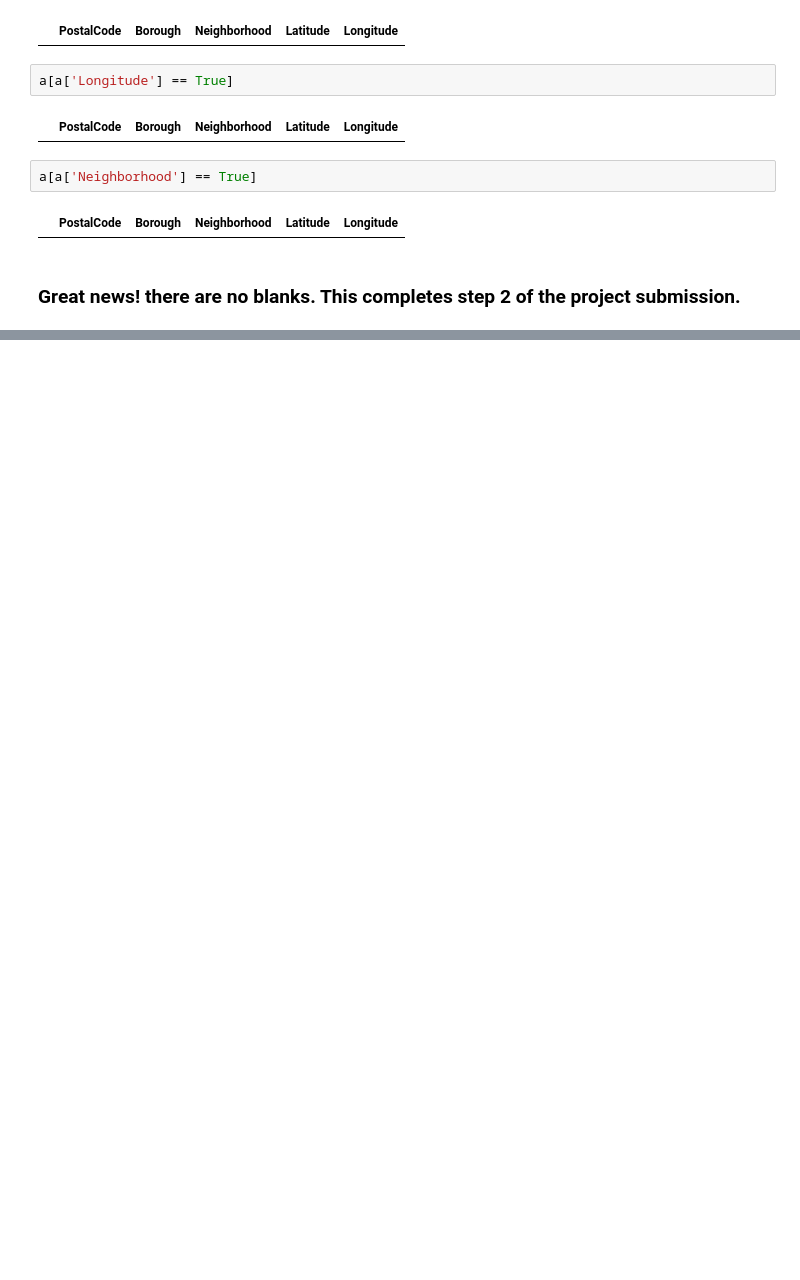
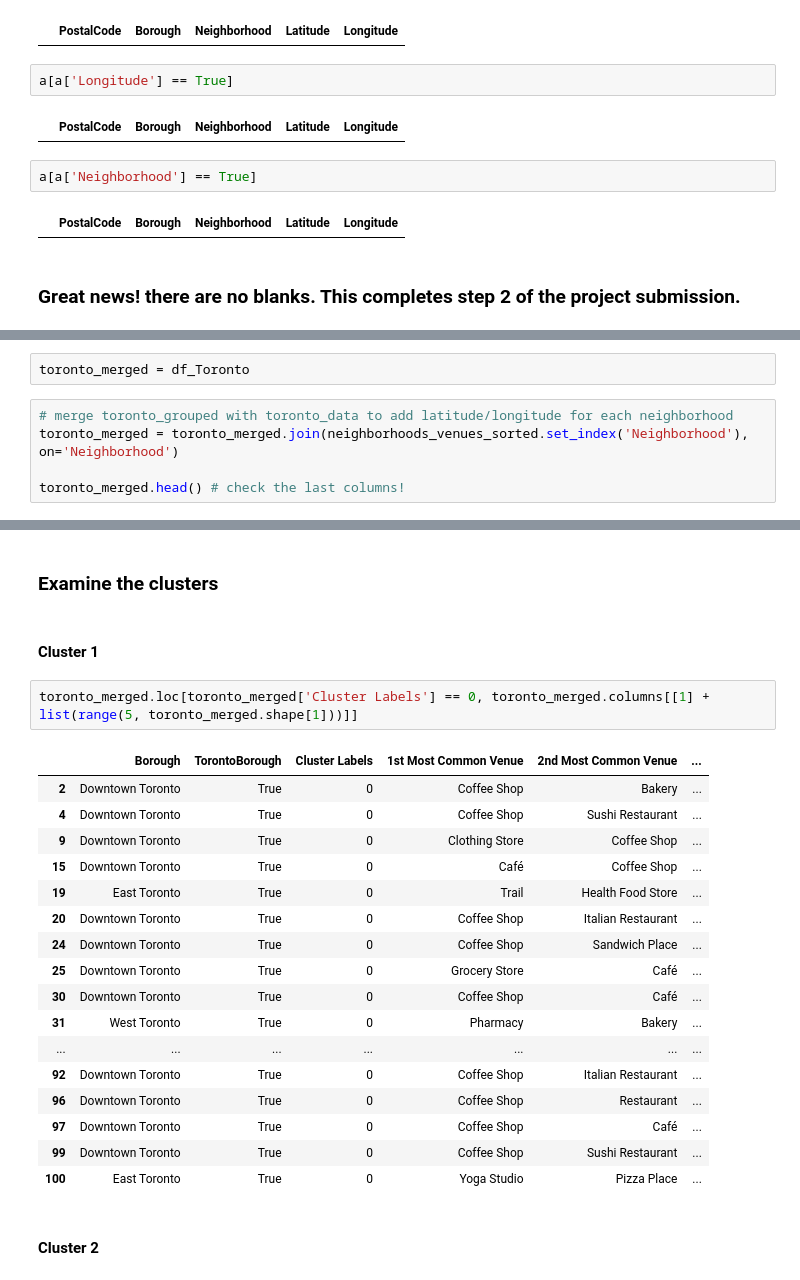
Before and after one commit to eusebiocastaneda/Coursera_Capstone, a Jupyter notebook: Toronto-Neighborhood-Clustering.ipynb, the cells around one changed output, grey strips where cells are left out. Cells and saved outputs as stored; diff of their text form; blank space fills up the shorter version.

```diff
--- a/Toronto-Neighborhood-Clustering.ipynb
+++ b/Toronto-Neighborhood-Clustering.ipynb
@@ -232,0 +761,7 @@ a[a['Neighborhood'] == True]
+# %%
+toronto_merged = df_Toronto
+# %%
+# merge toronto_grouped with toronto_data to add latitude/longitude for each neighborhood
+toronto_merged = toronto_merged.join(neighborhoods_venues_sorted.set_index('Neighborhood'), on='Neighborhood')
+
+toronto_merged.head() # check the last columns!
@@ -232,0 +803,26 @@ a[a['Neighborhood'] == True]
+# %% [markdown]
+### Examine the clusters
+# %% [markdown]
+#### Cluster 1
+# %%
+toronto_merged.loc[toronto_merged['Cluster Labels'] == 0, toronto_merged.columns[[1] + list(range(5, toronto_merged.shape[1]))]]
+# %% [output]
+|  | Borough | TorontoBorough | Cluster Labels | 1st Most Common Venue | 2nd Most Common Venue | ... |
+| 2 | Downtown Toronto | True | 0 | Coffee Shop | Bakery | ... |
+| 4 | Downtown Toronto | True | 0 | Coffee Shop | Sushi Restaurant | ... |
+| 9 | Downtown Toronto | True | 0 | Clothing Store | Coffee Shop | ... |
+| 15 | Downtown Toronto | True | 0 | Café | Coffee Shop | ... |
+| 19 | East Toronto | True | 0 | Trail | Health Food Store | ... |
+| 20 | Downtown Toronto | True | 0 | Coffee Shop | Italian Restaurant | ... |
+| 24 | Downtown Toronto | True | 0 | Coffee Shop | Sandwich Place | ... |
+| 25 | Downtown Toronto | True | 0 | Grocery Store | Café | ... |
+| 30 | Downtown Toronto | True | 0 | Coffee Shop | Café | ... |
+| 31 | West Toronto | True | 0 | Pharmacy | Bakery | ... |
+| ... | ... | ... | ... | ... | ... | ... |
+| 92 | Downtown Toronto | True | 0 | Coffee Shop | Italian Restaurant | ... |
+| 96 | Downtown Toronto | True | 0 | Coffee Shop | Restaurant | ... |
+| 97 | Downtown Toronto | True | 0 | Coffee Shop | Café | ... |
+| 99 | Downtown Toronto | True | 0 | Coffee Shop | Sushi Restaurant | ... |
+| 100 | East Toronto | True | 0 | Yoga Studio | Pizza Place | ... |
+# %% [markdown]
+#### Cluster 2
```
Also changed, not shown: parts of 75 cells of this notebook.
